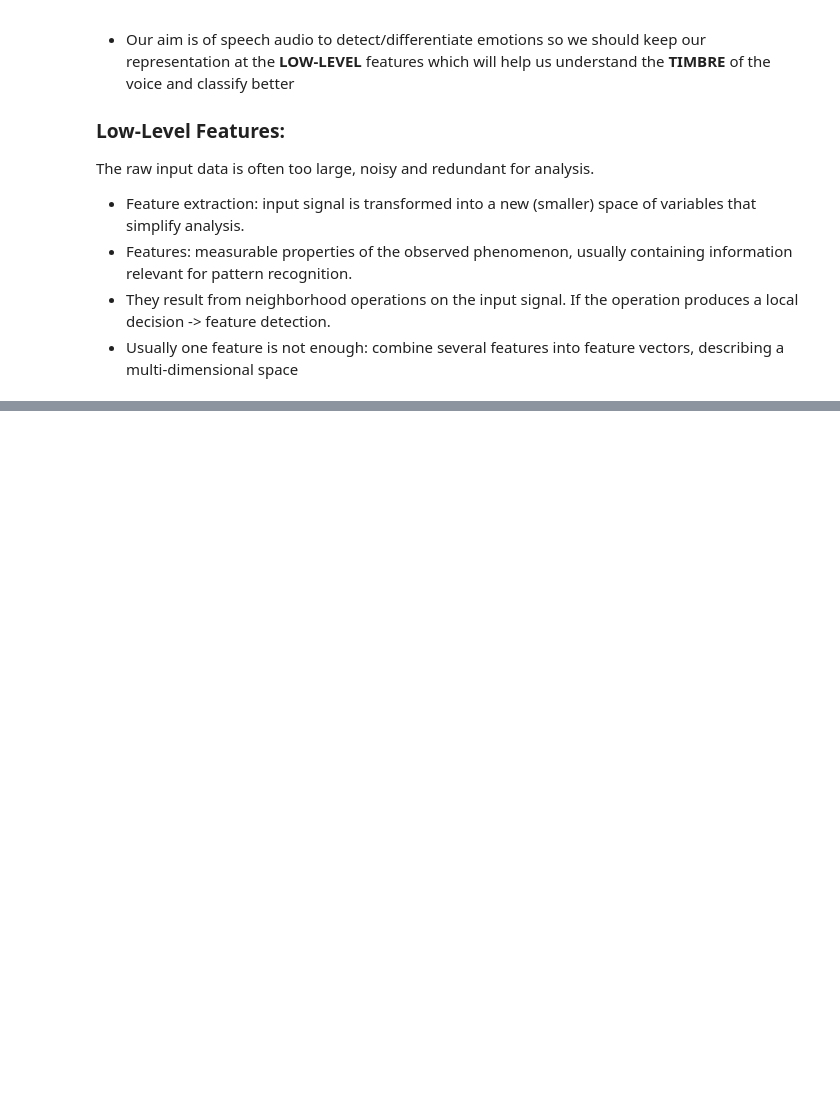
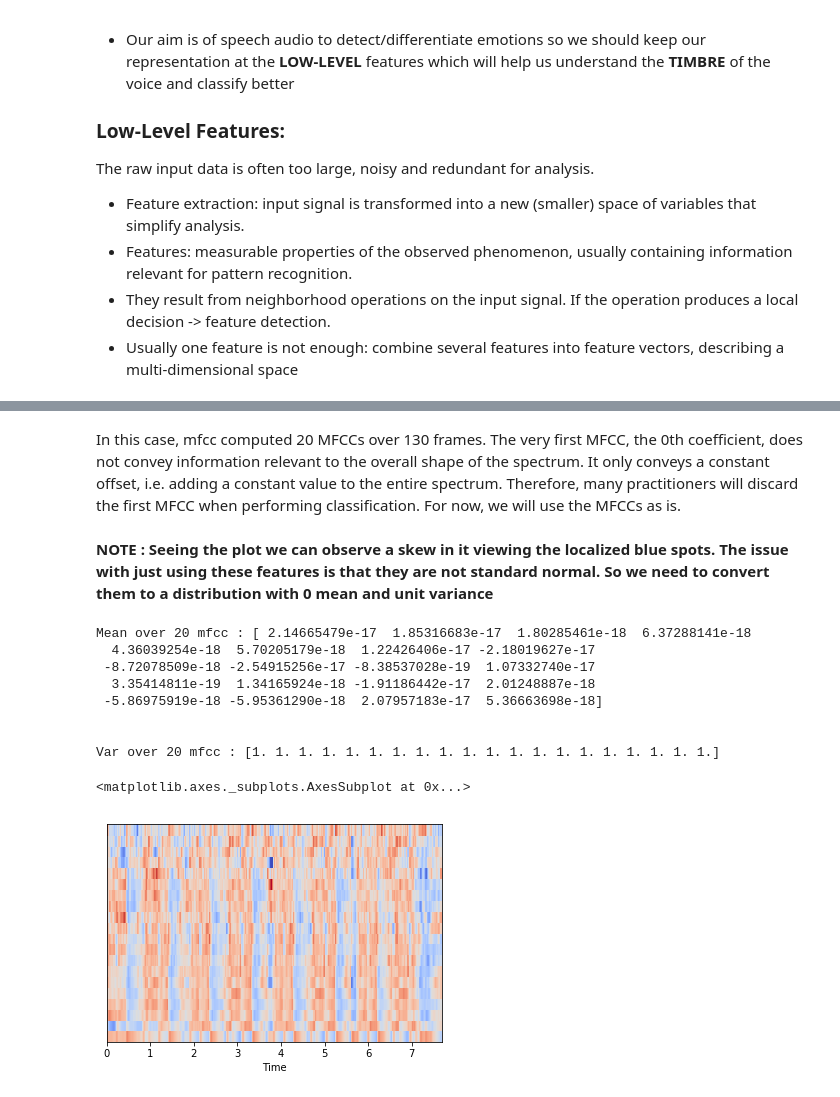
Before and after one commit to manishshettym/Echo, a Jupyter notebook: Utilities/Timbre_test.ipynb, the cells around one changed output, grey strips where cells are left out. Saved outputs shown, nothing was run; the diff lists cells and outputs as text; code cells hidden in the pictures; blank space fills up the shorter version.

```diff
--- a/Utilities/Timbre_test.ipynb
+++ b/Utilities/Timbre_test.ipynb
@@ -43,0 +55,27 @@ The raw input data is often too large, noisy and redundant for analysis.
+# %% [markdown]
+In this case, mfcc computed 20 MFCCs over 130 frames.
+The very first MFCC, the 0th coefficient, does not convey information relevant to the overall shape of the spectrum.
+It only conveys a constant offset, i.e. adding a constant value to the entire spectrum.
+Therefore, many practitioners will discard the first MFCC when performing classification.
+For now, we will use the MFCCs as is.
+# %% [markdown]
+**NOTE :
+Seeing the plot we can observe a skew in it viewing the localized blue spots.
+The issue with just using these features is that they are not standard normal. So we need to convert them to a distribution with 0 mean and unit variance**
+# %%
+mfccs = sklearn.preprocessing.scale(mfccs, axis=1)
+print("Mean over 20 mfcc :" , mfccs.mean(axis=1))
+
+print("\n\nVar over 20 mfcc :",mfccs.var(axis=1))
+librosa.display.specshow(mfccs, sr=fs, x_axis='time')
+# %% [output]
+Mean over 20 mfcc : [ 2.14665479e-17  1.85316683e-17  1.80285461e-18  6.37288141e-18
+  4.36039254e-18  5.70205179e-18  1.22426406e-17 -2.18019627e-17
+ -8.72078509e-18 -2.54915256e-17 -8.38537028e-19  1.07332740e-17
+  3.35414811e-19  1.34165924e-18 -1.91186442e-17  2.01248887e-18
+ -5.86975919e-18 -5.95361290e-18  2.07957183e-17  5.36663698e-18]
+
+
+Var over 20 mfcc : [1. 1. 1. 1. 1. 1. 1. 1. 1. 1. 1. 1. 1. 1. 1. 1. 1. 1. 1. 1.]
+<matplotlib.axes._subplots.AxesSubplot at 0x...>
+[figure, added]
```
Also changed, not shown: parts of 2 cells of this notebook.
